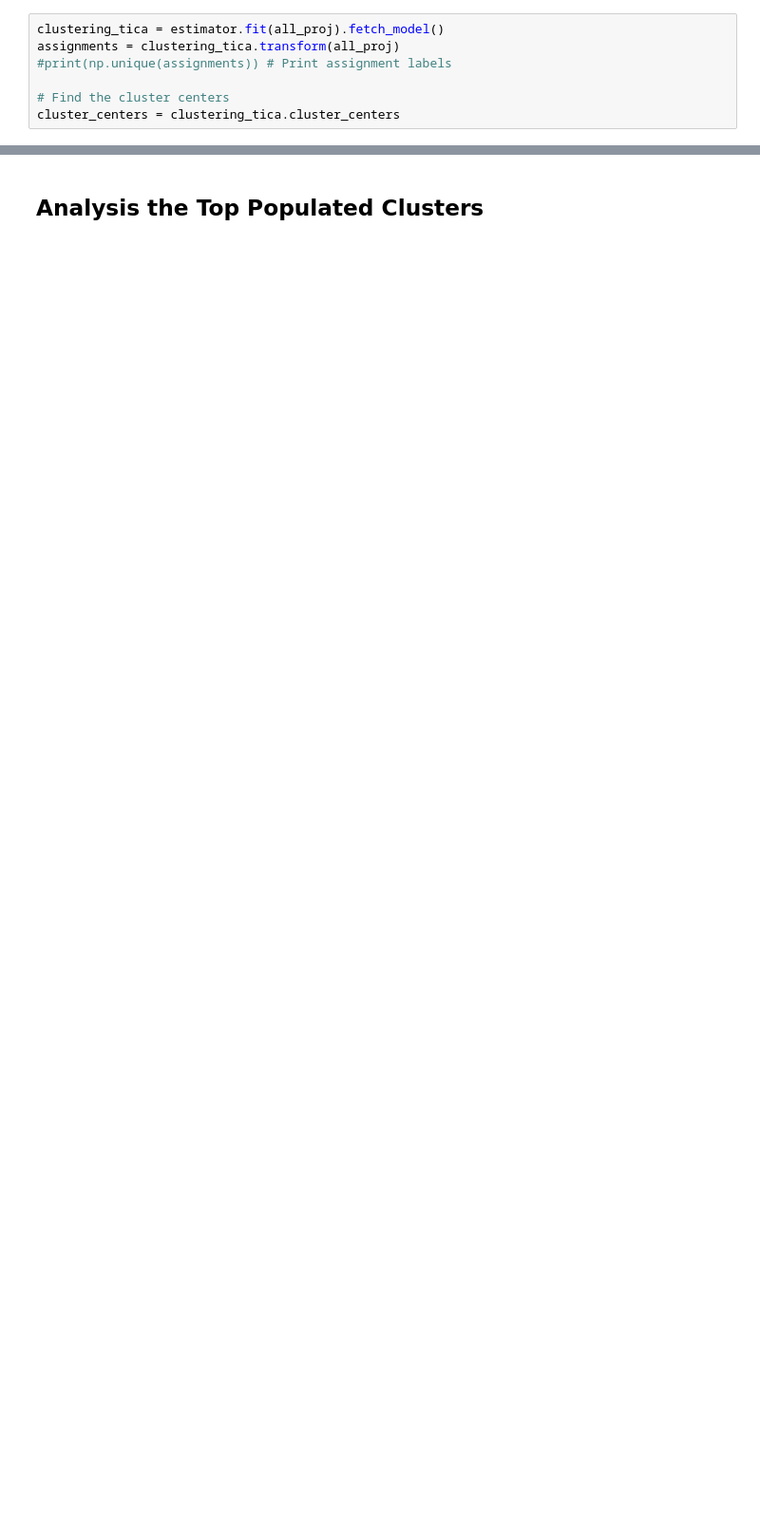
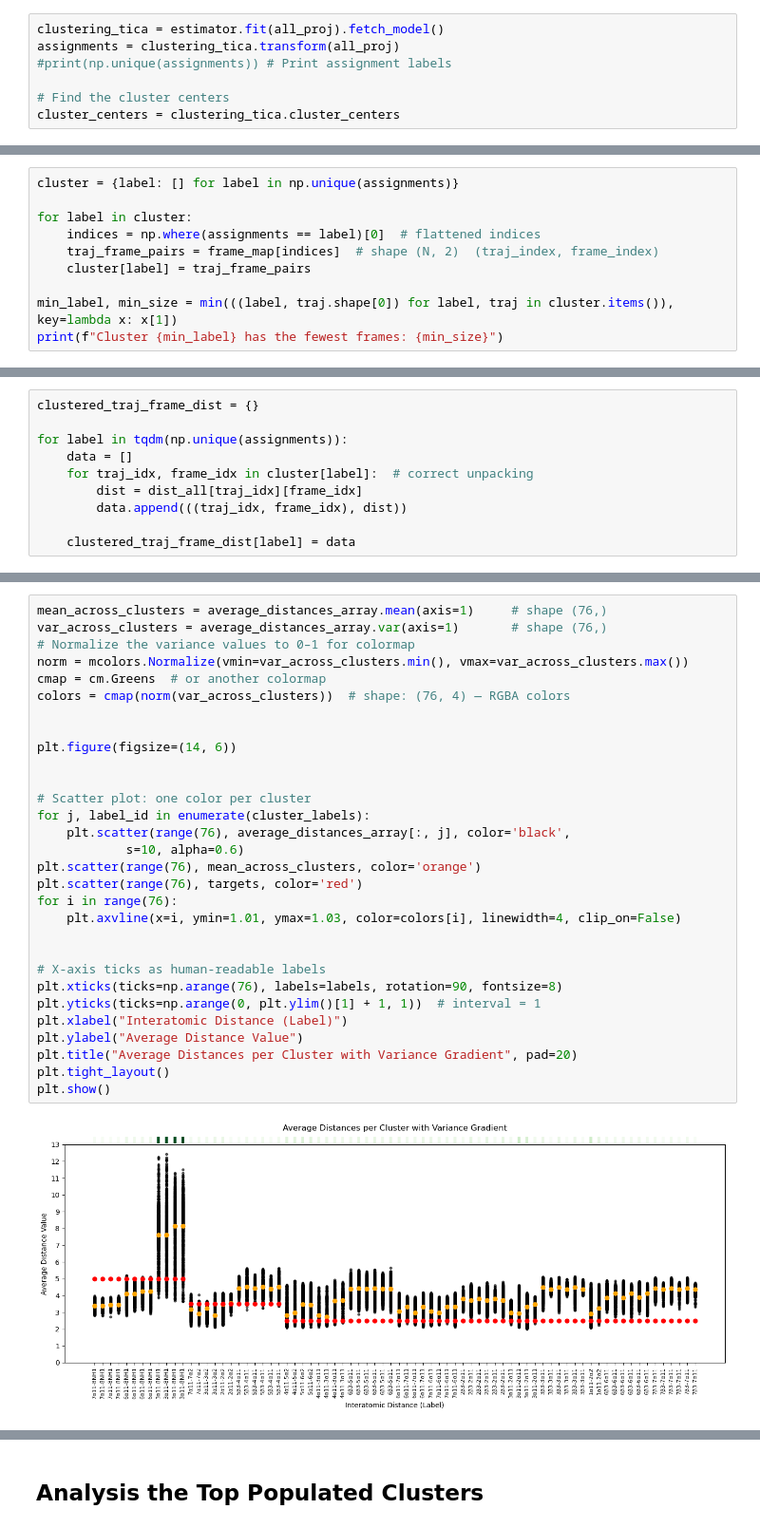
Before and after one commit to vvoelz/nspe-oligomers, a Jupyter notebook: peptoid/nspe_7_1/analysis/clustering_traj.ipynb, the cells around one changed output, grey strips where cells are left out. Shown at 95% size. Drawn from its saved outputs; the diff is of its cells as text; blank space fills up the shorter version.

```diff
--- a/peptoid/nspe_7_1/analysis/clustering_traj.ipynb
+++ b/peptoid/nspe_7_1/analysis/clustering_traj.ipynb
@@ -262,0 +335,10 @@ plt.show()
+# %%
+cluster = {label: [] for label in np.unique(assignments)}
+
+for label in cluster:
+    indices = np.where(assignments == label)[0]  # flattened indices
+    traj_frame_pairs = frame_map[indices]  # shape (N, 2)  (traj_index, frame_index)
+    cluster[label] = traj_frame_pairs
+
+min_label, min_size = min(((label, traj.shape[0]) for label, traj in cluster.items()), key=lambda x: x[1])
+print(f"Cluster {min_label} has the fewest frames: {min_size}")
@@ -262,0 +347,10 @@ plt.show()
+# %%
+clustered_traj_frame_dist = {}
+
+for label in tqdm(np.unique(assignments)):
+    data = []
+    for traj_idx, frame_idx in cluster[label]:  # correct unpacking
+        dist = dist_all[traj_idx][frame_idx]
+        data.append(((traj_idx, frame_idx), dist))
+
+    clustered_traj_frame_dist[label] = data
@@ -262,0 +510,32 @@ plt.show()
+# %%
+mean_across_clusters = average_distances_array.mean(axis=1)     # shape (76,)
+var_across_clusters = average_distances_array.var(axis=1)       # shape (76,)
+# Normalize the variance values to 0–1 for colormap
+norm = mcolors.Normalize(vmin=var_across_clusters.min(), vmax=var_across_clusters.max())
+cmap = cm.Greens  # or another colormap
+colors = cmap(norm(var_across_clusters))  # shape: (76, 4) — RGBA colors
+
+
+plt.figure(figsize=(14, 6))
+
+
+# Scatter plot: one color per cluster
+for j, label_id in enumerate(cluster_labels):
+    plt.scatter(range(76), average_distances_array[:, j], color='black',
+            s=10, alpha=0.6)
+plt.scatter(range(76), mean_across_clusters, color='orange')
+plt.scatter(range(76), targets, color='red')
+for i in range(76):
+    plt.axvline(x=i, ymin=1.01, ymax=1.03, color=colors[i], linewidth=4, clip_on=False)
+
+
+# X-axis ticks as human-readable labels
+plt.xticks(ticks=np.arange(76), labels=labels, rotation=90, fontsize=8)
+plt.yticks(ticks=np.arange(0, plt.ylim()[1] + 1, 1))  # interval = 1
+plt.xlabel("Interatomic Distance (Label)")
+plt.ylabel("Average Distance Value")
+plt.title("Average Distances per Cluster with Variance Gradient", pad=20)
+plt.tight_layout()
+plt.show()
+# %% [output]
+[figure, added]
```
Also changed, not shown: parts of 37 cells of this notebook.
